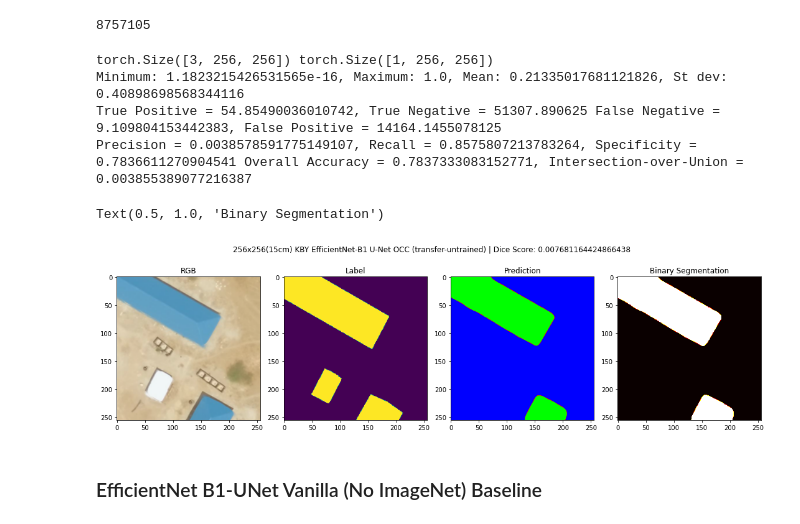
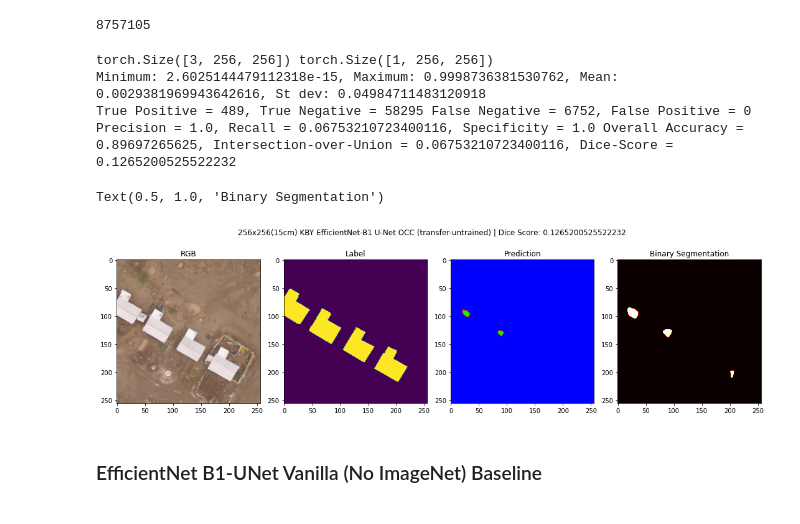
Before and after one commit to chrischank/HOTOSM_OAM_codeV2, a Jupyter notebook: test_model.ipynb, the cells around one changed output. Drawn from its saved outputs; the diff is of its cells as text; code cells hidden in the pictures.

```diff
--- a/test_model.ipynb
+++ b/test_model.ipynb
@@ -42,7 +42,7 @@ TestLBL_ls = []
 
 for root, dirs, filename in os.walk(os.path.join(data_path, "Test_15cm", "IMG")):
     for i in filename:
-        #if i.startswith("KBY15_IMG"):
+        if i.startswith("KBY15_IMG"):
             TestIMG_ls.append(root + "/" + i)
 
 for i in TestIMG_ls:
@@ -97,7 +97,7 @@ Text(0.5, 1.0, 'LBL')
 # %% [markdown]
 ### Vanilla Four layer U-Net Baseline
 # %%
-weights_4UNet = os.path.abspath(os.path.join(data_path, "best_weights", "BASE_15cmALL", "20713:5094_256oc1_Four-Unet_lr1e-3_wd1e-5_b32_ep500_BCE_RLRONPLATEAU(min1e-8)_iter_272807.pth"))
+weights_4UNet = os.path.abspath(os.path.join(data_path, "best_weights", "BASE_15cmKBY", "KBY5719:1224_256oc_Four-Unet_lr1e-3_wd1e-5_b32_ep500_BCE_RLRonPlateau(min1e-8)_iter_057458.pth"))
 weights_4UNet = torch.load(weights_4UNet, map_location = device)
 Four_UNet.load_state_dict(weights_4UNet["Model:"])
 Four_UNet.to(device = device)
@@ -123,18 +123,15 @@ with torch.no_grad():
 
     pred_BOOL = (prediction > 0.001).to(torch.float32)
 
-    # Dice Loss
-    dice_pred = pred_BOOL.sum(dim = [0, 1, 2])
-    dice_lbl = lbl.sum(dim = [0, 1, 2])
-    dice_score = 0
-    dice_score += (2 * (pred_BOOL * lbl).sum(dim = [0, 1, 2]) + 1e-8) / (dice_pred + dice_lbl + 1e-8)
-    dice_score = dice_score.detach().cpu().numpy()
+    # Booleanise
+    pred_BOOL = pred_BOOL.bool()
+    lbl = lbl.bool()
 
     # 1st order statistics
     TP = (pred_BOOL * lbl).sum(dim = [0, 1, 2])
-    TN = ((1 - pred_BOOL) * (1 - lbl)).sum(dim = [0, 1, 2])
-    FN = ((1 - pred_BOOL) * lbl).sum(dim = [0, 1, 2])
-    FP = (pred_BOOL * (1 - lbl)).sum(dim = [0, 1, 2])
+    TN = ((~pred_BOOL) * (~lbl)).sum(dim = [0, 1, 2])
+    FN = ((~pred_BOOL) * lbl).sum(dim = [0, 1, 2])
+    FP = (pred_BOOL * (~lbl)).sum(dim = [0, 1, 2])
 
     # 2nd order statistics
     Precision = (TP / (TP + FP))
@@ -142,15 +139,16 @@ with torch.no_grad():
     Specificity = (TN / (FP + TN)) #True Negative Rate
     OA = ((TP + TN) / (TP + TN + FP + FN))
     IoU = (TP / (TP + FN + FP))
+    Dice = (2 * ((Precision * Recall) / (Precision + Recall)))
 
 print("True Positive = {0}, True Negative = {1} False Negative = {2}, False Positive = {3}".format(TP, TN, FN, FP))
-print("Precision = {0}, Recall = {1}, Specificity = {2} Overall Accuracy = {3}, Intersection-over-Union = {4}".format(Precision, Recall, Specificity, OA, IoU))
+print("Precision = {0}, Recall = {1}, Specificity = {2} Overall Accuracy = {3}, Intersection-over-Union = {4}, Dice-Score = {5}".format(Precision, Recall, Specificity, OA, IoU, Dice))
 
 # Plotting the RGB, Prediction, and Confidence
 fig = plt.figure(figsize = (15, 5))
 ax = fig.add_subplot(1, 4, 1)
 fig.tight_layout(w_pad = 3)
-fig.suptitle("256x256(15cm) Vanilla 4-layer U-Net (untuned) | Dice Score: {0}".format(dice_score))
+fig.suptitle("256x256(15cm) Vanilla 4-layer U-Net (untuned) | Dice Score: {0}".format(Dice))
 RGB = plt.imshow(test_pair[0].detach().cpu().numpy().transpose(1, 2, 0))
 ax.set_title('RGB')
 
@@ -205,18 +203,15 @@ with torch.no_grad():
 
     pred_BOOL = (prediction > 0.001).to(torch.float32)
 
-    # Dice Loss
-    dice_pred = pred_BOOL.sum(dim = [0, 1, 2])
-    dice_lbl = lbl.sum(dim = [0, 1, 2])
-    dice_score = 0
-    dice_score += (2 * (pred_BOOL * lbl).sum(dim = [0, 1, 2]) + 1e-8) / (dice_pred + dice_lbl + 1e-8)
-    dice_score = dice_score.detach().cpu().numpy()
+    # Booleanise
+    pred_BOOL = pred_BOOL.bool()
+    lbl = lbl.bool()
 
     # 1st order statistics
     TP = (pred_BOOL * lbl).sum(dim = [0, 1, 2])
-    TN = ((1 - pred_BOOL) * (1 - lbl)).sum(dim = [0, 1, 2])
-    FN = ((1 - pred_BOOL) * lbl).sum(dim = [0, 1, 2])
-    FP = (pred_BOOL * (1 - lbl)).sum(dim = [0, 1, 2])
+    TN = ((~pred_BOOL) * (~lbl)).sum(dim = [0, 1, 2])
+    FN = ((~pred_BOOL) * lbl).sum(dim = [0, 1, 2])
+    FP = (pred_BOOL * (~lbl)).sum(dim = [0, 1, 2])
 
     # 2nd order statistics
     Precision = (TP / (TP + FP))
@@ -224,40 +219,41 @@ with torch.no_grad():
     Specificity = (TN / (FP + TN)) #True Negative Rate
     OA = ((TP + TN) / (TP + TN + FP + FN))
     IoU = (TP / (TP + FN + FP))
+    Dice = (2 * ((Precision * Recall) / (Precision + Recall)))
 
 print("True Positive = {0}, True Negative = {1} False Negative = {2}, False Positive = {3}".format(TP, TN, FN, FP))
-print("Precision = {0}, Recall = {1}, Specificity = {2} Overall Accuracy = {3}, Intersection-over-Union = {4}".format(Precision, Recall, Specificity, OA, IoU))
+print("Precision = {0}, Recall = {1}, Specificity = {2} Overall Accuracy = {3}, Intersection-over-Union = {4}, Dice-Score = {5}".format(Precision, Recall, Specificity, OA, IoU, Dice))
 
 # Plotting the RGB, Prediction, and Confidence
 fig = plt.figure(figsize = (15, 5))
 ax = fig.add_subplot(1, 4, 1)
 fig.tight_layout(w_pad = 3)
-fig.suptitle("256x256(15cm) KBY EfficientNet-B1 U-Net OCC (transfer-untrained) | Dice Score: {0}".format(dice_score))
+fig.suptitle("256x256(15cm) KBY EfficientNet-B1 U-Net OCC (transfer-untrained) | Dice Score: {0}".format(Dice))
 RGB = plt.imshow(test_pair[0].detach().cpu().numpy().transpose(1, 2, 0))
 ax.set_title('RGB')
 
 ax = fig.add_subplot(1, 4, 2)
 PILlbl = lbl.detach().cpu().numpy().transpose(1, 2, 0)
 plt.imshow(PILlbl)
 ax.set_title('Label')
 
 ax = fig.add_subplot(1, 4, 3)
 PILpred = prediction.detach().cpu().numpy().transpose(1, 2, 0)
 plt.imshow(PILpred, cmap = "brg")
 #plt.colorbar(boundaries = np.arange(0, 1.0, 0.1), ticks = np.arange(0, 1.0, 0.1),
 #             orientation = "horizontal")
 ax.set_title('Prediction')
 
 ax = fig.add_subplot(1, 4, 4)
 PILbin = pred_BOOL.detach().cpu().numpy().transpose(1, 2, 0)
 plt.imshow(PILbin, cmap = "hot")
 ax.set_title('Binary Segmentation')
 # %% [output]
 torch.Size([3, 256, 256]) torch.Size([1, 256, 256])
-Minimum: 1.1823215426531565e-16, Maximum: 1.0, Mean: 0.21335017681121826, St dev: 0.40898698568344116
-True Positive = 54.85490036010742, True Negative = 51307.890625 False Negative = 9.109804153442383, False Positive = 14164.1455078125
-Precision = 0.0038578591775149107, Recall = 0.8575807213783264, Specificity = 0.7836611270904541 Overall Accuracy = 0.7837333083152771, Intersection-over-Union = 0.003855389077216387
+Minimum: 2.6025144479112318e-15, Maximum: 0.9998736381530762, Mean: 0.0029381969943642616, St dev: 0.04984711483120918
+True Positive = 489, True Negative = 58295 False Negative = 6752, False Positive = 0
+Precision = 1.0, Recall = 0.06753210723400116, Specificity = 1.0 Overall Accuracy = 0.89697265625, Intersection-over-Union = 0.06753210723400116, Dice-Score = 0.1265200525522232
 Text(0.5, 1.0, 'Binary Segmentation')
-[figure, old version]
+[figure, new version]
 # %% [markdown]
 ### EfficientNet B1-UNet Vanilla (No ImageNet) Baseline
```
Also changed, not shown: parts of 14 cells of this notebook, 6 other files.
